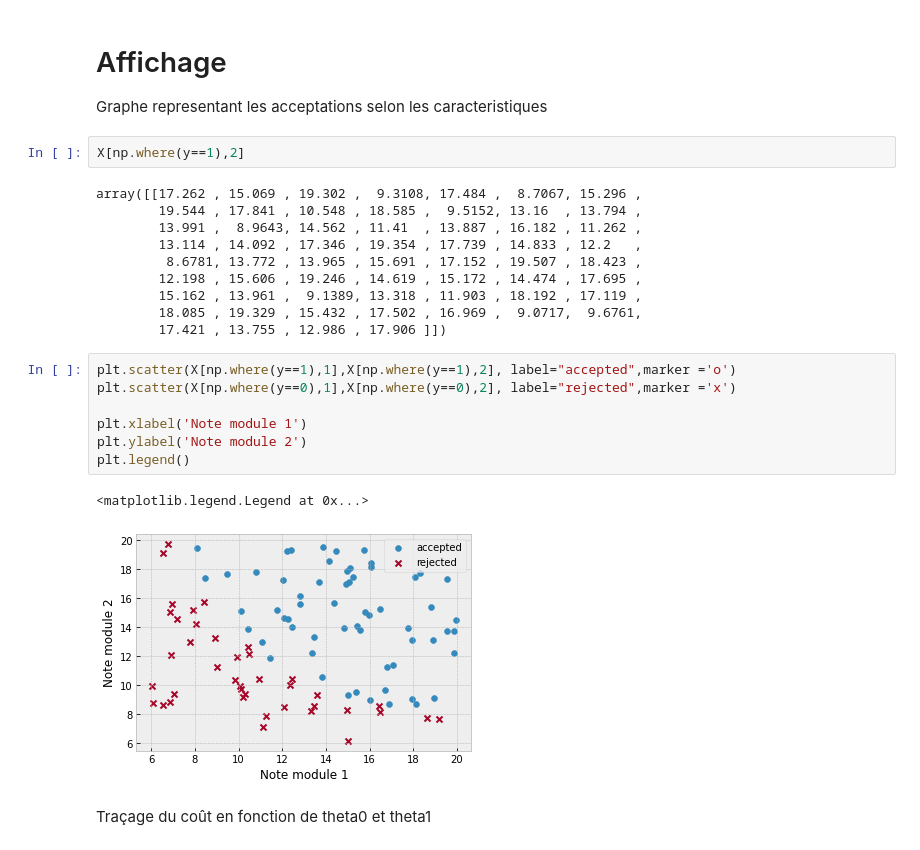
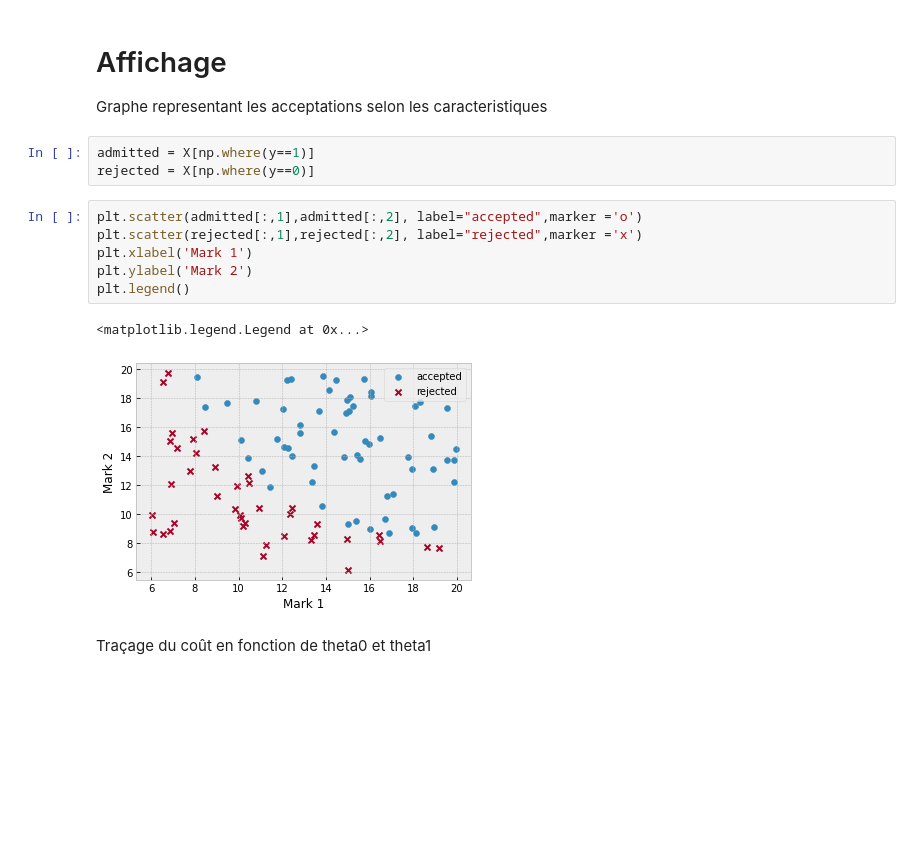
Before and after one commit to kawaremu/MLFromScratch, a Jupyter notebook: Logistic Regression.ipynb, the cells around one changed output. Drawn from its saved outputs; the diff is of its cells as text; blank space fills up the shorter version.

```diff
--- a/Logistic Regression.ipynb
+++ b/Logistic Regression.ipynb
@@ -237,28 +237,18 @@ def drawLine():
 # %% [markdown]
 # Affichage
 Graphe representant les acceptations selon les caracteristiques
-# %%
-X[np.where(y==1),2]
-# %% [output]
-array([[17.262 , 15.069 , 19.302 ,  9.3108, 17.484 ,  8.7067, 15.296 ,
-        19.544 , 17.841 , 10.548 , 18.585 ,  9.5152, 13.16  , 13.794 ,
-        13.991 ,  8.9643, 14.562 , 11.41  , 13.887 , 16.182 , 11.262 ,
-        13.114 , 14.092 , 17.346 , 19.354 , 17.739 , 14.833 , 12.2   ,
-         8.6781, 13.772 , 13.965 , 15.691 , 17.152 , 19.507 , 18.423 ,
-        12.198 , 15.606 , 19.246 , 14.619 , 15.172 , 14.474 , 17.695 ,
-        15.162 , 13.961 ,  9.1389, 13.318 , 11.903 , 18.192 , 17.119 ,
-        18.085 , 19.329 , 15.432 , 17.502 , 16.969 ,  9.0717,  9.6761,
-        17.421 , 13.755 , 12.986 , 17.906 ]])
+# %%
+admitted = X[np.where(y==1)]
+rejected = X[np.where(y==0)]
 # %%
-plt.scatter(X[np.where(y==1),1],X[np.where(y==1),2], label="accepted",marker ='o')
-plt.scatter(X[np.where(y==0),1],X[np.where(y==0),2], label="rejected",marker ='x')
-
-plt.xlabel('Note module 1')
-plt.ylabel('Note module 2')
+plt.scatter(admitted[:,1],admitted[:,2], label="accepted",marker ='o')
+plt.scatter(rejected[:,1],rejected[:,2], label="rejected",marker ='x')
+plt.xlabel('Mark 1')
+plt.ylabel('Mark 2')
 plt.legend()
 # %% [output]
 <matplotlib.legend.Legend at 0x...>
-[figure, old version]
+[figure, new version]
 # %% [markdown]
 Traçage du coût en fonction de theta0 et theta1
 # %% [markdown]
```
Also changed, not shown: parts of 9 cells of this notebook, 1 other file.
